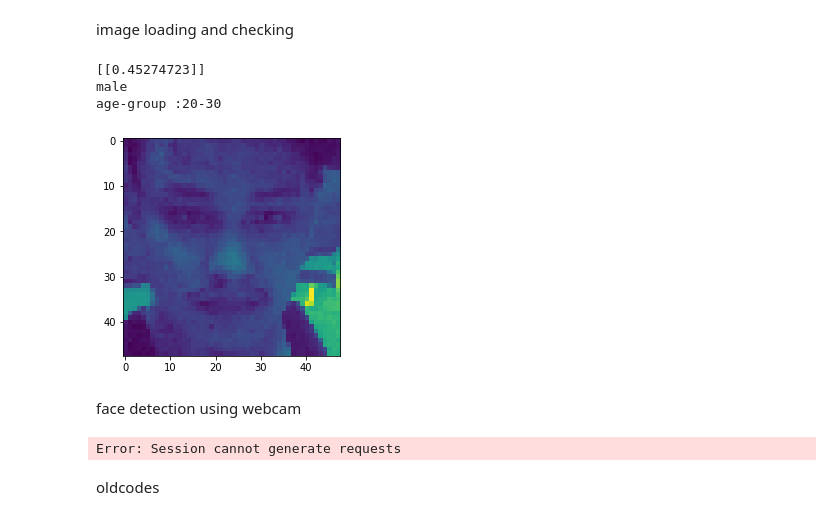
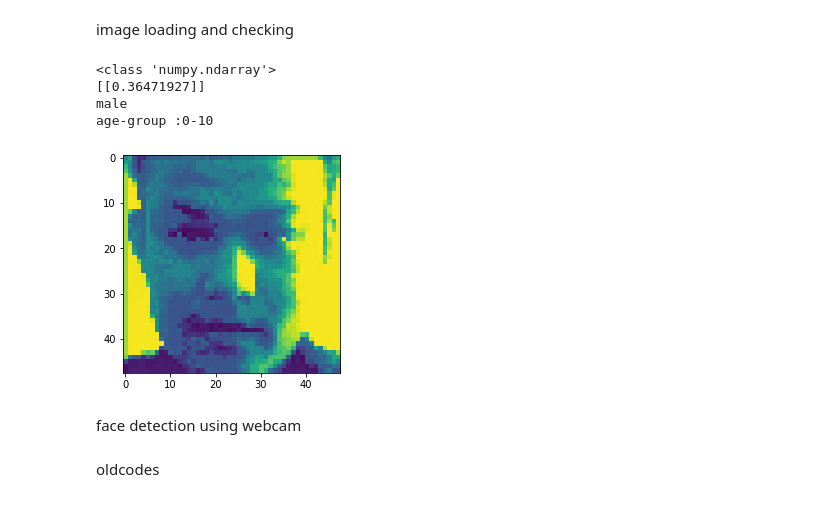
Before and after one commit to Uramud/age-and-gender-detection, a Jupyter notebook: Detection.ipynb, the cells around one changed output. Drawn from its saved outputs; the diff is of its cells as text; code cells hidden in the pictures.

```diff
--- a/Detection.ipynb
+++ b/Detection.ipynb
@@ -15,7 +15,7 @@ import matplotlib.pyplot as plt
 import cv2
 # %%
 # Load age model
-model2 = keras.models.load_model('untitled_age_32.h5')
+model2 = keras.models.load_model('untitled_age_45.h5')
 # %% [markdown]
 Import Gender model
 # %%
@@ -37,44 +37,48 @@ plt.show()
 # %% [markdown]
 image loading and checking
 # %%
-sample_image = cv2.imread('opencv1.jpg')
+sample_image = cv2.imread('opencv0.jpg')
 plt.imshow(sample_image)
 sample_image = cv2.cvtColor(sample_image,cv2.COLOR_BGR2GRAY)
 faces = cv2.CascadeClassifier('haarcascade_frontalface_default.xml').detectMultiScale(sample_image,1.2,4)
 
 for (x,y,w,h) in faces:
     cv2.rectangle(sample_image,(x,y),(x+w,y+h),(0,0,255),2)
     roi_gray = sample_image[y:y+w,x:x+h]
     roi_gray = cv2.resize(roi_gray,(48,48))
     image_pixels = img_to_array(roi_gray)
+    print(type(image_pixels))
     image_pixels = np.expand_dims(image_pixels,axis=0)
     image_pixels /=255
 
     predictions = model1.predict(image_pixels)
     print(predictions)
     if predictions[0][0]<=0.5:
         print('male')
     else:
         print('female')
     plt.imshow(roi_gray)
 
     predictions2 = model2.predict(image_pixels)
     predictions2 = np.argmax([predictions2])
     age_group = ['0-10','10-20','20-30','30-40','40-50','50-60','60-70','70-80','80-90','90-100','>110']
 
     print('age-group :' + age_group[predictions2])
 # %% [output]
-[[0.45274723]]
+<class 'numpy.ndarray'>
+[[0.36471927]]
 male
-age-group :20-30
+age-group :0-10
-[figure, old version]
+[figure, new version]
 # %% [markdown]
 face detection using webcam
 # %%
+#defining
 faceCascade = cv2.CascadeClassifier('haarcascade_frontalface_default.xml')
+
 video_capture = cv2.VideoCapture(0)
 while True:
-    # Capture frame-by-frame
+    # Capture frame-by-frame, frame Detection
     ret, frame = video_capture.read()
     gray = cv2.cvtColor(frame, cv2.COLOR_BGR2GRAY)
     faces = faceCascade.detectMultiScale(gray,
@@ -83,15 +87,17 @@ while True:
                                          minSize=(60, 60),
                                          flags=cv2.CASCADE_SCALE_IMAGE)
 
+    # adding features in frame
     for (x,y,w,h) in faces:
-        roi_gray = frame[y:y+w,x:x+h]
+        cv2.rectangle(sample_image,(x,y),(x+w,y+h),(0,0,255),2)
+        roi_gray = sample_image[y:y+w,x:x+h]
+        #resizing grey frame size to 48*48
         roi_gray = cv2.resize(roi_gray,(48,48))
         image_pixels = img_to_array(roi_gray)
         image_pixels = np.expand_dims(image_pixels,axis=0)
         image_pixels /=255
 
         predictions = model1.predict(image_pixels)
-
         if predictions[0][0]<=0.5:
             g ='gender : male ' + str(predictions)
         else:
@@ -103,20 +109,17 @@ while True:
         age_group = ['0-10','10-20','20-30','30-40','40-50','50-60','60-70','70-80','80-90','90-100','>110']
         a = 'age-group : '+ str(age_group[predictions2])
 
+        #Syntax: cv2.putText(image, text, org, font, fontScale, color[, thickness[, lineType[, bottomLeftOrigin]]])
         cv2.rectangle(frame, (x, y), (x + w, y + h),(0,255,0), 2)
-
-        #Syntax: cv2.putText(image, text, org, font, fontScale, color[, thickness[, lineType[, bottomLeftOrigin]]])
         cv2.putText(frame, g, (x, y-30), cv2.FONT_HERSHEY_SIMPLEX,0.75, (0, 255, 0), 2)
         cv2.putText(frame, a, (x, y-10), cv2.FONT_HERSHEY_SIMPLEX,0.75, (0, 255, 0), 2)
 
-        # Display the resulting frame
     cv2.imshow('Video', frame)
+
     if cv2.waitKey(1) & 0xFF == ord('q'):
         break
 video_capture.release()
 cv2.destroyAllWindows()
-# %% [output]
-Error: Session cannot generate requests
 # %% [markdown]
 oldcodes
 # %%
```
Also changed, not shown: parts of 4 cells of this notebook, 3 other files.
